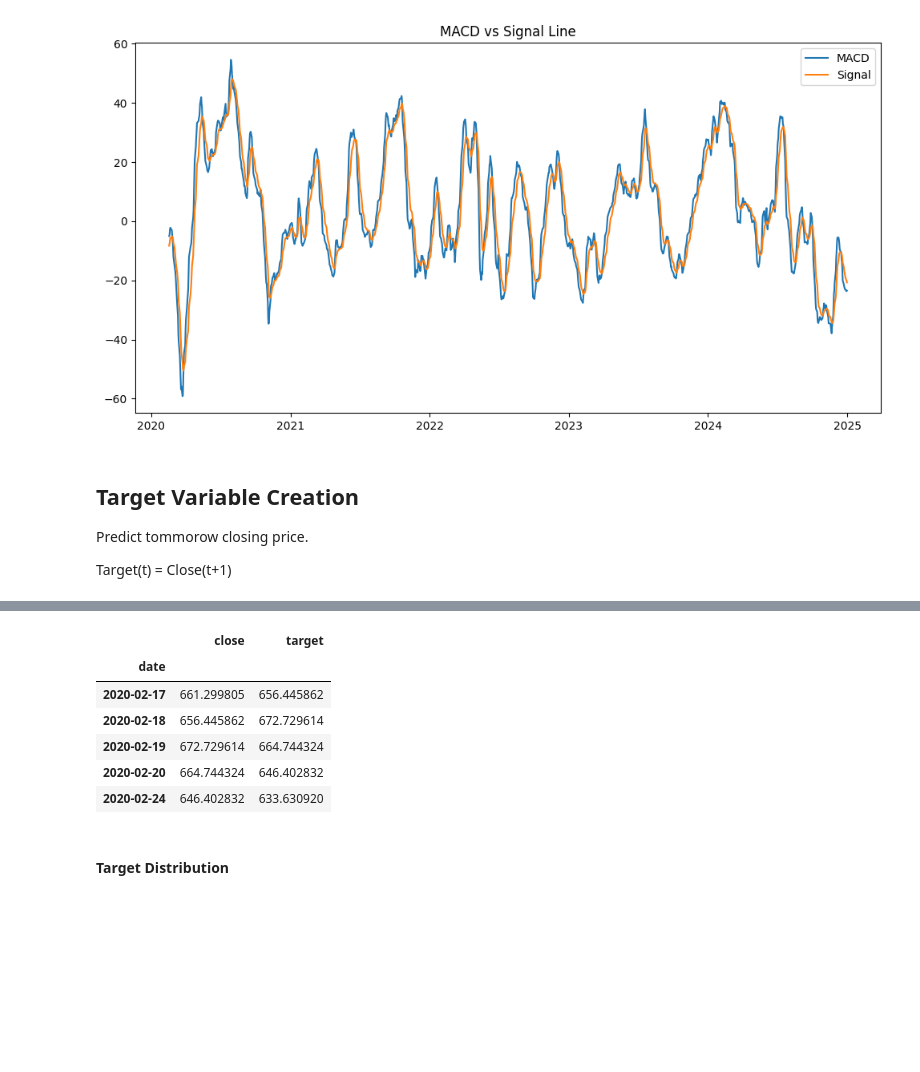
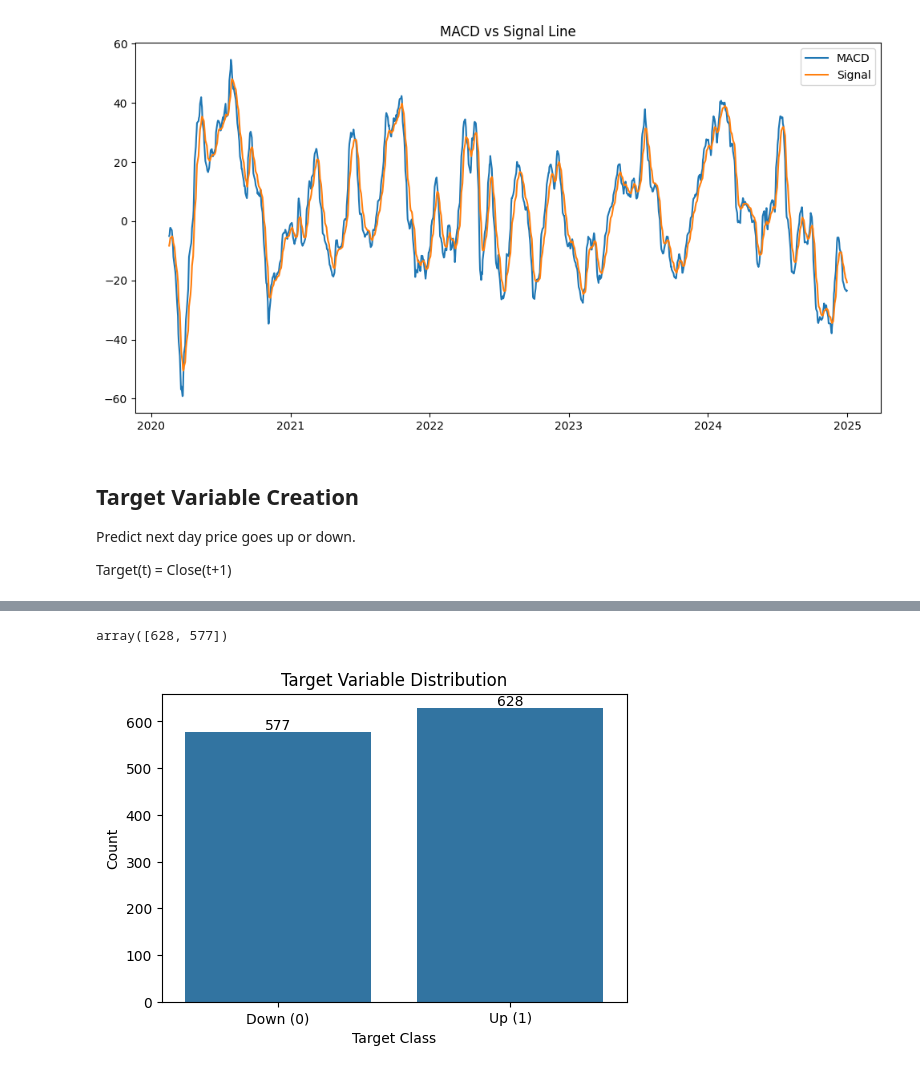
Before and after one commit to bhuvansai93/ds_project_stock_price_prediction, a Jupyter notebook: code_reliance.ipynb, the cells around one changed output, grey strips where cells are left out. Cells and saved outputs as stored; diff of their text form; code cells hidden in the pictures; blank space fills up the shorter version.

Commit message:
Chaged to Binary Target Variable

```diff
--- a/code_reliance.ipynb
+++ b/code_reliance.ipynb
@@ -664,11 +644,11 @@ plt.show()
 [figure]
 # %% [markdown]
 ## Target Variable Creation
-Predict tommorow closing price.
+Predict next day price goes up or down.
 
 Target(t) = Close(t+1)
 # %%
-reliance_df['target'] = reliance_df['close'].shift(-1)
+reliance_df['target'] = (reliance_df['close'].shift(-1) > reliance_df['close']).astype(int)
 reliance_df.tail()
 # %% [output]
 |  | close | high | low | open | volume | range | daily_return | sma_20 | ema_20 | rsi | ... |
@@ -678,17 +658,27 @@ reliance_df.tail()
 | 2024-12-27 | 1216.192749 | 1223.015476 | 1212.158811 | 1213.453688 | 7000397 | 10.856664 | 0.369905 | 1262.278595 | 1248.847937 | 37.103582 | ... |
 | 2024-12-30 | 1205.883789 | 1218.334064 | 1203.294156 | 1211.561187 | 8818766 | 15.039908 | -0.847642 | 1258.219806 | 1244.756113 | 34.947543 | ... |
 | 2024-12-31 | 1210.614868 | 1214.250373 | 1201.351937 | 1203.194553 | 6405475 | 12.898436 | 0.392333 | 1253.553436 | 1241.504566 | 36.763634 | ... |
+# %%
+reliance_df['target'].value_counts().values
+# %% [output]
+array([628, 577])
 # %%
-reliance_df.dropna(inplace=True)
+plt.figure(figsize=(6,4))
+
+ax = sns.countplot(
+    x='target',
+    data=reliance_df
+)
+
+plt.title('Target Variable Distribution')
+plt.xlabel('Target Class')
+plt.ylabel('Count')
+plt.xticks([0,1], ['Down (0)', 'Up (1)'])
+
+# Add numbers on bars
+for container in ax.containers:
+    ax.bar_label(container)
+
+plt.show()
+# %% [output]
+[figure, added]
-# %%
-reliance_df[['close', 'target']].head()
-# %% [output]
-|  | close | target |
-| date |  |  |
-| 2020-02-17 | 661.299805 | 656.445862 |
-| 2020-02-18 | 656.445862 | 672.729614 |
-| 2020-02-19 | 672.729614 | 664.744324 |
-| 2020-02-20 | 664.744324 | 646.402832 |
-| 2020-02-24 | 646.402832 | 633.630920 |
-# %% [markdown]
-#### Target Distribution
```
Also changed, not shown: parts of 7 cells of this notebook.
